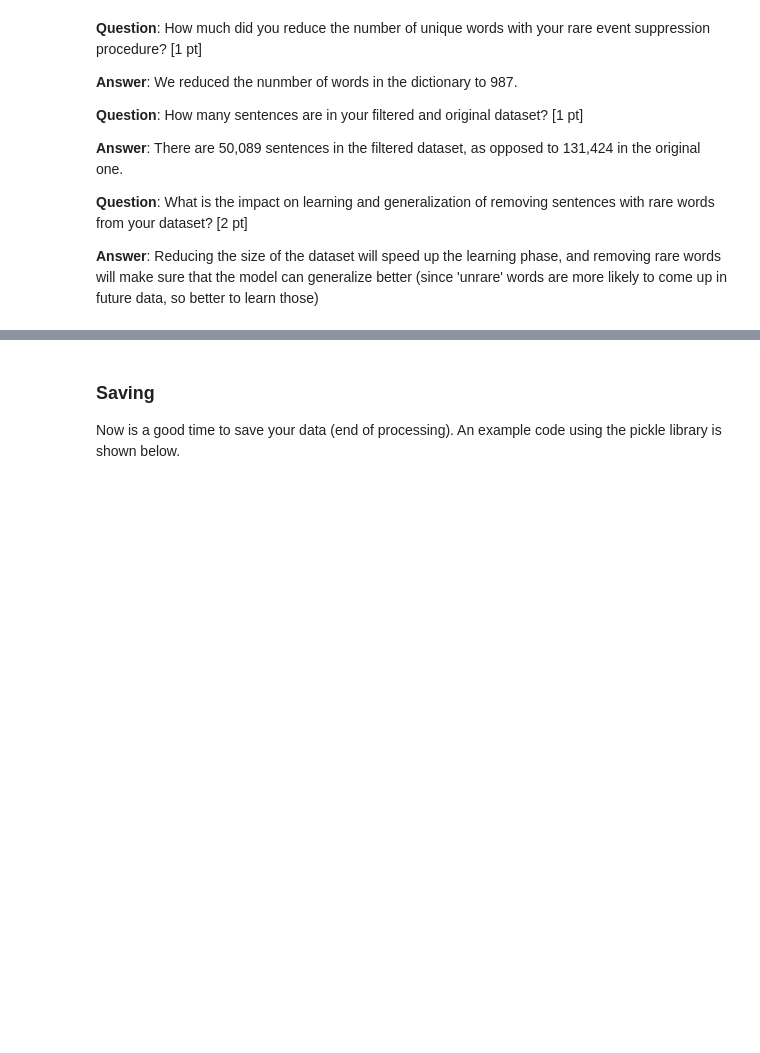
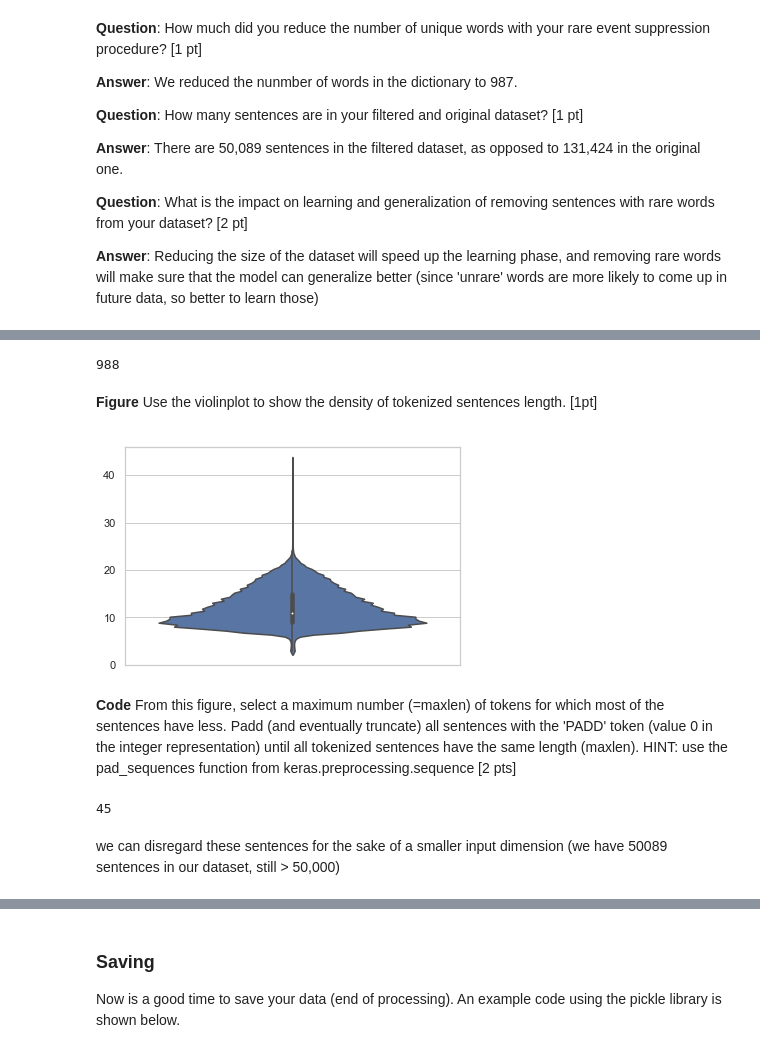
Before and after one commit to stephen-zhao/CS-456_ANN-MP2, a Jupyter notebook: miniproject2_ChatBot.ipynb, the cells around one changed output, grey strips where cells are left out. Cells and saved outputs as stored; diff of their text form; code cells hidden in the pictures; blank space fills up the shorter version.

Commit message:
finished "Tokenization and padding"

```diff
--- a/miniproject2_ChatBot.ipynb
+++ b/miniproject2_ChatBot.ipynb
@@ -310,0 +304,37 @@ HINT: use the pad_sequences function from keras.preprocessing.sequence [2 pts]
+# %%
+words_list = ['PADD']
+words_list.extend(sorted(list(dictionary.keys())))
+words_list.extend(['START', 'END'])
+print(words_list.index('START'))
+# %% [output]
+988
+# %%
+def tokenize(sent):
+    tokenization = [words_list.index('START')]
+    for word in sent.split(' '):
+        tokenization.append(words_list.index(word))
+    tokenization.append(words_list.index('END'))
+    return tokenization
+# %%
+data_train = []
+for conv in training_dataset:
+    data_train.append([tokenize(sent) for sent in conv])
+# %% [markdown]
+**Figure** Use the violinplot to show the density of tokenized sentences length. [1pt]
+# %%
+train_sentences = [z for c in data_train for z in c]
+# %%
+import seaborn as sns
+sns.set(style="whitegrid")
+ax = sns.violinplot(y=[len(z) for z in train_sentences])
+# %% [output]
+[figure, added]
+# %% [markdown]
+**Code** From this figure, select a maximum number (=maxlen) of tokens for which most of the sentences have less. Padd (and eventually truncate) all sentences with the 'PADD' token (value 0 in the integer representation) until all tokenized sentences have the same length (maxlen).
+HINT: use the pad_sequences function from keras.preprocessing.sequence [2 pts]
+# %%
+len([len(z) for z in train_sentences if len(z) > 23])
+# %% [output]
+45
+# %% [markdown]
+we can disregard these sentences for the sake of a smaller input dimension (we have 50089 sentences in our dataset, still > 50,000)
```
Also changed, not shown: parts of 9 cells of this notebook, 1 other file.
